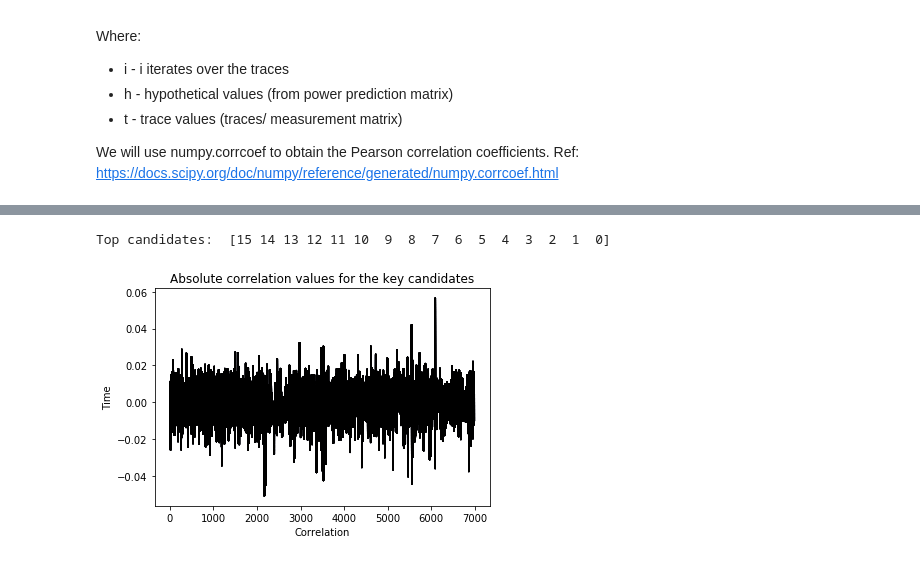
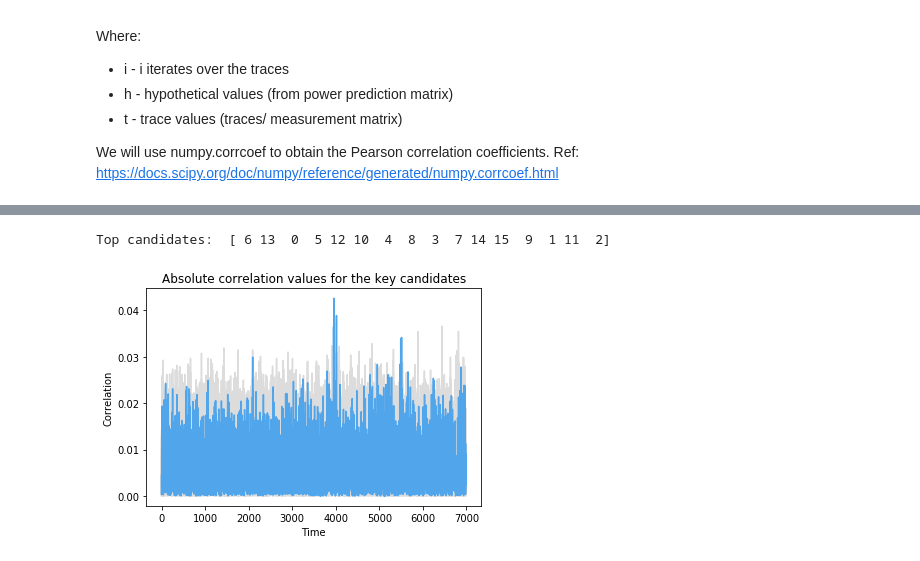
Before and after one commit to MadalinaDinga/HwSec---assignments, a Jupyter notebook: assignment1/Ass1 - CPA Attack.ipynb, the cells around one changed output, grey strips where cells are left out. Drawn from its saved outputs; the diff is of its cells as text; code cells hidden in the pictures.

Commit message:
* plot absolute values

```diff
--- a/assignment1/Ass1 - CPA Attack.ipynb
+++ b/assignment1/Ass1 - CPA Attack.ipynb
@@ -79,9 +79,9 @@ def get_power_prediction_matrix(no_inputs):
     # Initialize power prediction matrix
     power_pred = np.zeros(shape=(no_inputs, 16))
 
-    for in_val in inputs:
+    for i in range(no_inputs):
         for key in range(0, 16):
-            power_pred[in_val] = HammingWeight[SBox(in_val[0], key)]
+            power_pred[i][key] = HammingWeight[SBox(inputs[i][0], key)]
 
     np.shape(power_pred)
 
@@ -127,5 +137,5 @@ np.shape(traces)
 # power_pred 149000 X 16
 np.shape(power_pred)
 
-# candidates 16 X 6990
-candidates = correlate_traces_with_hypotheses(traces, power_pred)
+# absolute candidates 16 X 6990
+abs_candidates = abs(correlate_traces_with_hypotheses(traces, power_pred))
@@ -149,37 +159,36 @@ array([[ 0.00433063,  0.00986856,  0.00799161, ...,  0.00067777,
 def get_top_candidate(candidates):
     # The top candidate will be chosen based on absolute correlation.
     # The highest correlation reveals the actual KEY.
-
-    candidates_abs = np.zeros(16)
+    candidates_max = np.zeros(16)
 
     # Only store the maximum cpa across all points in the trace 16 X 1
     for i in range(16):
-        candidates_abs[i] = max(abs(candidates[i]))
+        candidates_max[i] = max(candidates[i])
 
     # Rank the key candidates from best to worst, based on the absolute value of the correlation function.
-    print('Top candidates: ', candidates_abs.argsort()[::-1][:])
+    print('Top candidates: ', candidates_max.argsort()[::-1][:])
 
     # The highest correlation value reveals the key
-    top_candidate_row = np.argmax(candidates_abs)
+    top_candidate_row = np.argmax(candidates_max)
 
     return top_candidate_row
 # %%
-top_candidate = get_top_candidate(candidates)
+top_candidate = get_top_candidate(abs_candidates)
 # %% [output]
-Top candidates:  [15 14 13 12 11 10  9  8  7  6  5  4  3  2  1  0]
+Top candidates:  [ 6 13  0  5 12 10  4  8  3  7 14 15  9  1 11  2]
 # %%
 # For every time sample, plot the absolute correlation value for every k candidate
 plt.figure()
 
-for i in range(np.shape(candidates)[0]): # 16 candidate keys
+for i in range(np.shape(abs_candidates)[0]): # 16 candidate keys
         if (i == top_candidate):
-            plt.plot(candidates[i], 'b')
+            plt.plot(abs_candidates[i], color= '#51A5EB', zorder=2)
         else:
-            plt.plot(candidates[i], 'k')
+            plt.plot(abs_candidates[i], color = '#DCDCDC', zorder=1)
 
 plt.title("Absolute correlation values for the key candidates")
-plt.xlabel("Correlation")
-plt.ylabel("Time")
+plt.xlabel("Time")
+plt.ylabel("Correlation")
 plt.show()
 # %% [output]
-[figure, old version]
+[figure, new version]
```
Also changed, not shown: parts of 3 cells of this notebook, 1 other file.
